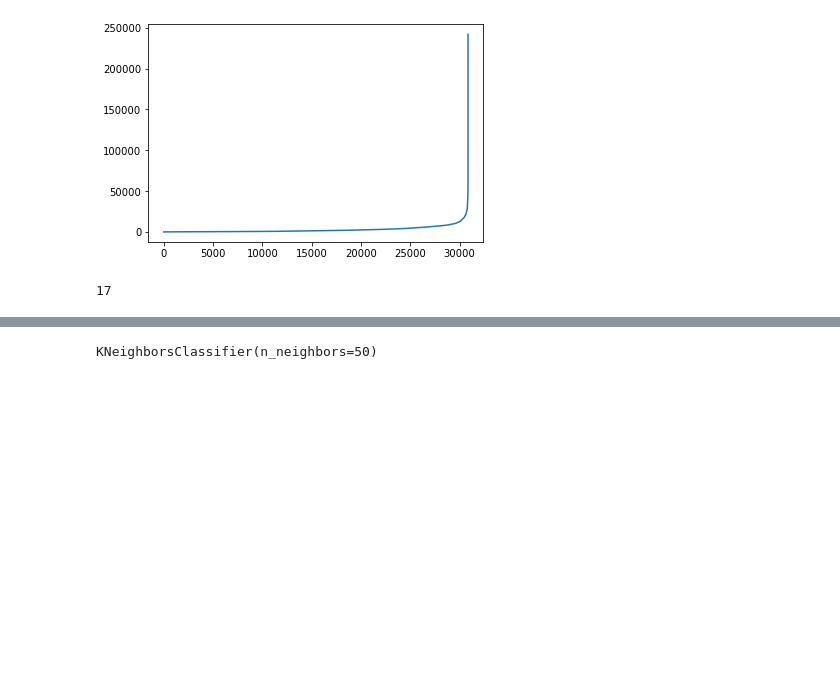
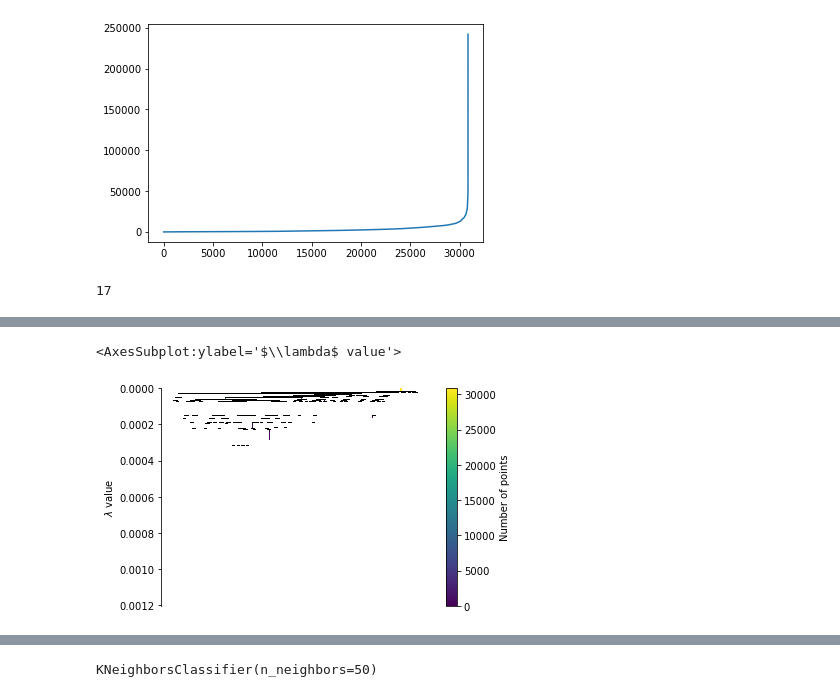
Before and after one commit to mlsm76/Beer_Generation, a Jupyter notebook: contributor/kevin/conversions/Unit Conversion and Cluster Analysis.ipynb, the cells around one changed output, grey strips where cells are left out. Cells and saved outputs as stored; diff of their text form; code cells hidden in the pictures; blank space fills up the shorter version.

```diff
--- a/contributor/kevin/conversions/Unit Conversion and Cluster Analysis.ipynb
+++ b/contributor/kevin/conversions/Unit Conversion and Cluster Analysis.ipynb
@@ -345,0 +362,5 @@ numclusters
+# %%
+hdb.condensed_tree_.plot()
+# %% [output]
+<AxesSubplot:ylabel='$\\lambda$ value'>
+[figure, added]
```
Also changed, not shown: parts of 8 cells of this notebook, 1 other file.
